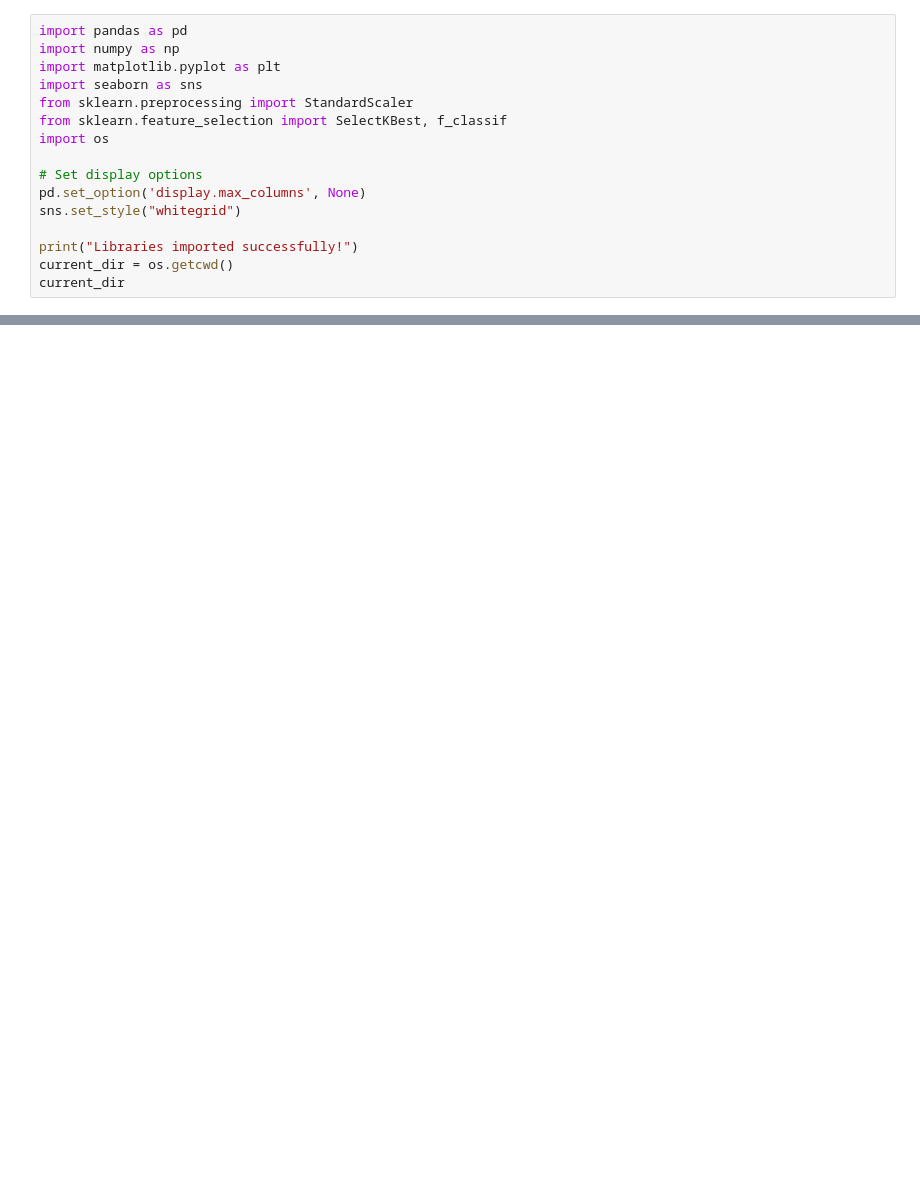
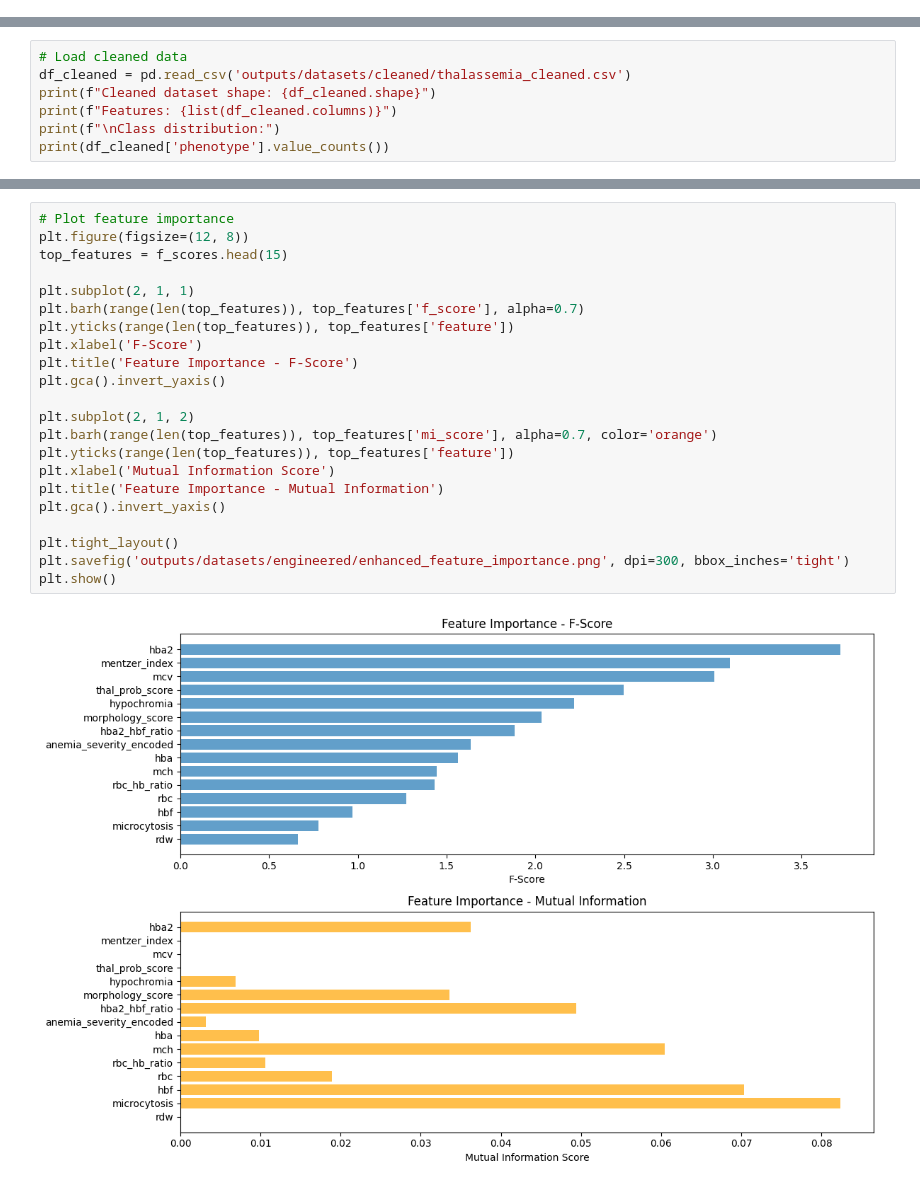
Before and after one commit to NourShbair/thalassemia_predictor, a Jupyter notebook: jupyter_notebooks/04 - FeatureEngineering.ipynb, the cells around one changed output, grey strips where cells are left out. Drawn from its saved outputs; the diff is of its cells as text; blank space fills up the shorter version.

Commit message:
Enhance jupyter notebooks to get more accurate results

```diff
--- a/jupyter_notebooks/04 - FeatureEngineering.ipynb
+++ b/jupyter_notebooks/04 - FeatureEngineering.ipynb
@@ -17,16 +0,0 @@ Key Thalassemia indicators:
-# %%
-import pandas as pd
-import numpy as np
-import matplotlib.pyplot as plt
-import seaborn as sns
-from sklearn.preprocessing import StandardScaler
-from sklearn.feature_selection import SelectKBest, f_classif
-import os
-
-# Set display options
-pd.set_option('display.max_columns', None)
-sns.set_style("whitegrid")
-
-print("Libraries imported successfully!")
-current_dir = os.getcwd()
-current_dir
@@ -463,0 +33,7 @@ The engineered dataset is ready for machine learning model training.
+# %%
+# Load cleaned data
+df_cleaned = pd.read_csv('outputs/datasets/cleaned/thalassemia_cleaned.csv')
+print(f"Cleaned dataset shape: {df_cleaned.shape}")
+print(f"Features: {list(df_cleaned.columns)}")
+print(f"\nClass distribution:")
+print(df_cleaned['phenotype'].value_counts())
@@ -463,0 +136,24 @@ The engineered dataset is ready for machine learning model training.
+# %%
+# Plot feature importance
+plt.figure(figsize=(12, 8))
+top_features = f_scores.head(15)
+
+plt.subplot(2, 1, 1)
+plt.barh(range(len(top_features)), top_features['f_score'], alpha=0.7)
+plt.yticks(range(len(top_features)), top_features['feature'])
+plt.xlabel('F-Score')
+plt.title('Feature Importance - F-Score')
+plt.gca().invert_yaxis()
+
+plt.subplot(2, 1, 2)
+plt.barh(range(len(top_features)), top_features['mi_score'], alpha=0.7, color='orange')
+plt.yticks(range(len(top_features)), top_features['feature'])
+plt.xlabel('Mutual Information Score')
+plt.title('Feature Importance - Mutual Information')
+plt.gca().invert_yaxis()
+
+plt.tight_layout()
+plt.savefig('outputs/datasets/engineered/enhanced_feature_importance.png', dpi=300, bbox_inches='tight')
+plt.show()
+# %% [output]
+[figure, added]
```
Also changed, not shown: parts of 36 cells of this notebook, 7 other files.
